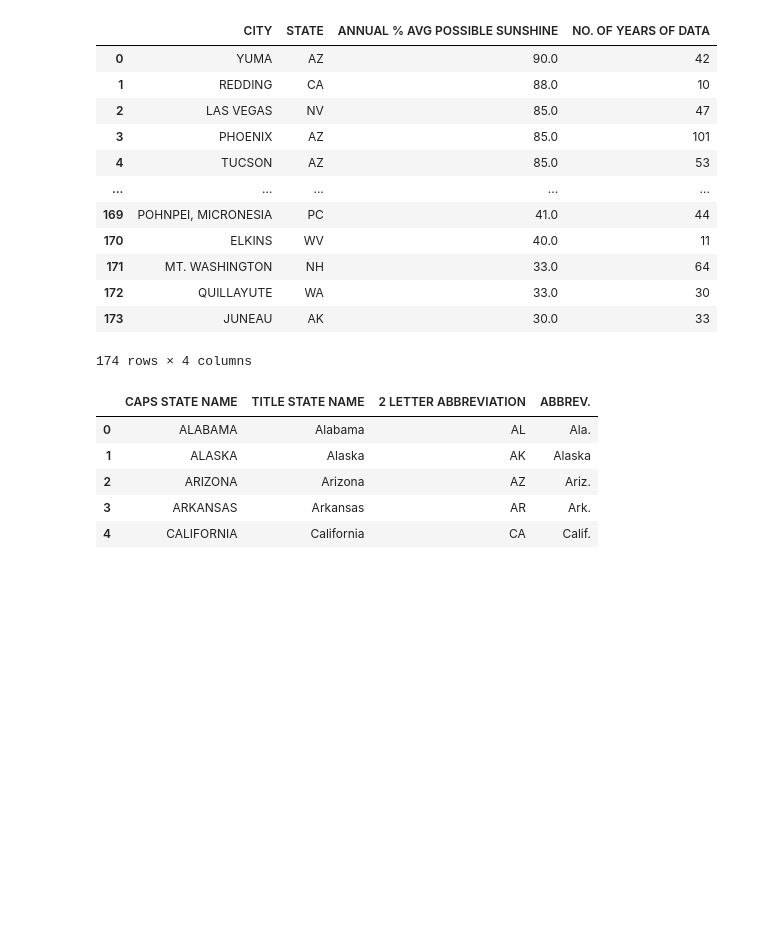
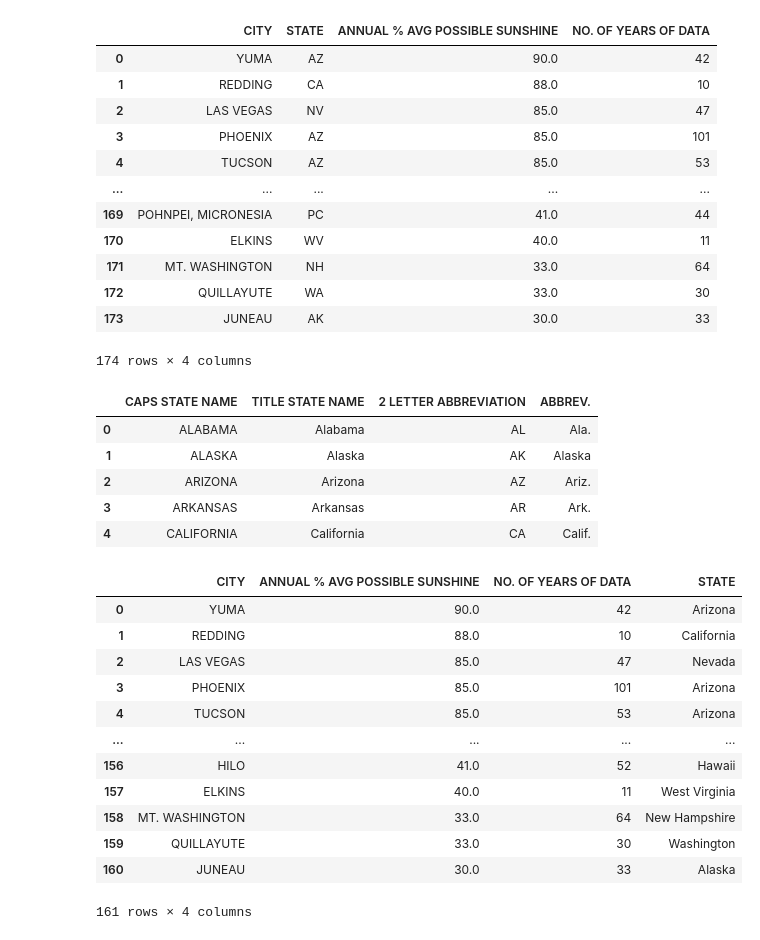
Before and after one commit to msullivan987/Solar_Power-Usage, a Jupyter notebook: Lorelei Tasks/Sunshine Heatmap.ipynb, the cells around one changed output. Cells and saved outputs as stored; diff of their text form; code cells hidden in the pictures; blank space fills up the shorter version.

```diff
--- a/Lorelei Tasks/Sunshine Heatmap.ipynb
+++ b/Lorelei Tasks/Sunshine Heatmap.ipynb
@@ -146,3 +155,28 @@ stateNames_df.head()
+# %%
+#join the two dataframes
+cleanSunshine_df = pd.merge(sunshine_df,stateNames_df,how='left',left_on="STATE",right_on="2 LETTER ABBREVIATION")
+#clean up formatting
+del cleanSunshine_df['STATE']
+del cleanSunshine_df['CAPS STATE NAME']
+del cleanSunshine_df['2 LETTER ABBREVIATION']
+del cleanSunshine_df['ABBREV.']
+cleanSunshine_df = cleanSunshine_df.rename(columns={"TITLE STATE NAME":"STATE"})
+cleanSunshine_df = cleanSunshine_df.dropna().reset_index(drop=True)
+cleanSunshine_df
+# %% [output]
+|  | CITY | ANNUAL % AVG POSSIBLE SUNSHINE | NO. OF YEARS OF DATA | STATE |
+| 0 | YUMA | 90.0 | 42 | Arizona |
+| 1 | REDDING | 88.0 | 10 | California |
+| 2 | LAS VEGAS | 85.0 | 47 | Nevada |
+| 3 | PHOENIX | 85.0 | 101 | Arizona |
+| 4 | TUCSON | 85.0 | 53 | Arizona |
+| ... | ... | ... | ... | ... |
+| 156 | HILO | 41.0 | 52 | Hawaii |
+| 157 | ELKINS | 40.0 | 11 | West Virginia |
+| 158 | MT. WASHINGTON | 33.0 | 64 | New Hampshire |
+| 159 | QUILLAYUTE | 33.0 | 30 | Washington |
+| 160 | JUNEAU | 30.0 | 33 | Alaska |
+161 rows × 4 columns
 # %%
 #weather api information
 # api.openweathermap.org/data/2.5/weather?lat={lat}&lon={lon}&appid={API key}
```
Also changed, not shown: parts of 6 cells of this notebook.
